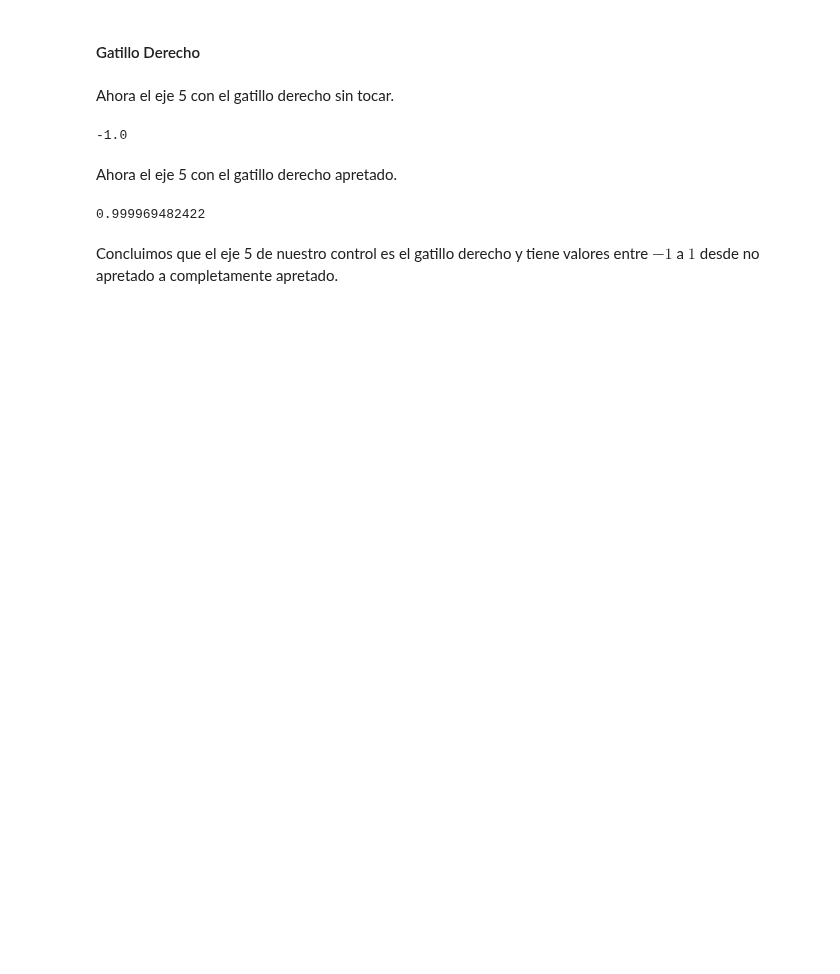
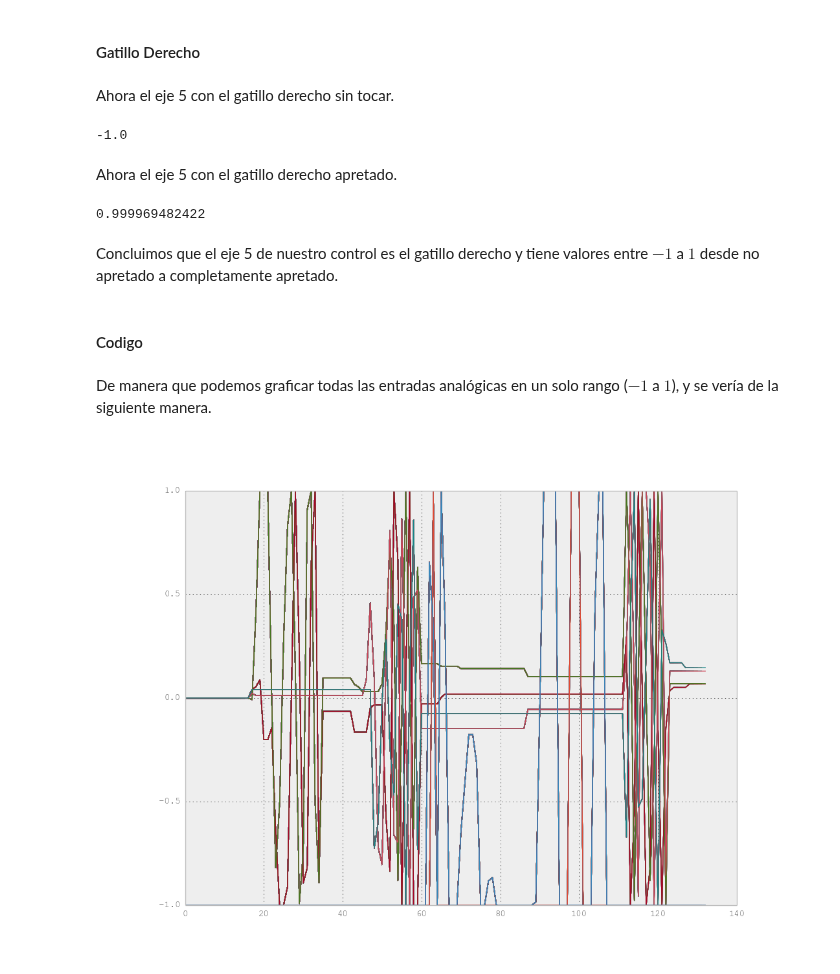
Before and after one commit to cad3na/JupyterNotebooks, a Jupyter notebook: Prueba pygame.ipynb, the cells around one changed output. Saved outputs shown, nothing was run; the diff lists cells and outputs as text; code cells hidden in the pictures; blank space fills up the shorter version.

```diff
--- a/Prueba pygame.ipynb
+++ b/Prueba pygame.ipynb
@@ -181,3 +181,14 @@ print xcon.get_axis(5)
 0.999969482422
 # %% [markdown]
 Concluimos que el eje 5 de nuestro control es el gatillo derecho y tiene valores entre $-1$ a $1$ desde no apretado a completamente apretado.
+# %% [markdown]
+#### Codigo
+# %% [markdown]
+De manera que podemos graficar todas las entradas analógicas en un solo rango ($-1$ a $1$), y se vería de la siguiente manera.
+# %%
+from IPython.display import Image, display
+i = Image(filename="figure_1.png")
+
+display(i)
+# %% [output]
+[figure, added]
```
Also changed, not shown: parts of 1 cell of this notebook, 1 other file.
